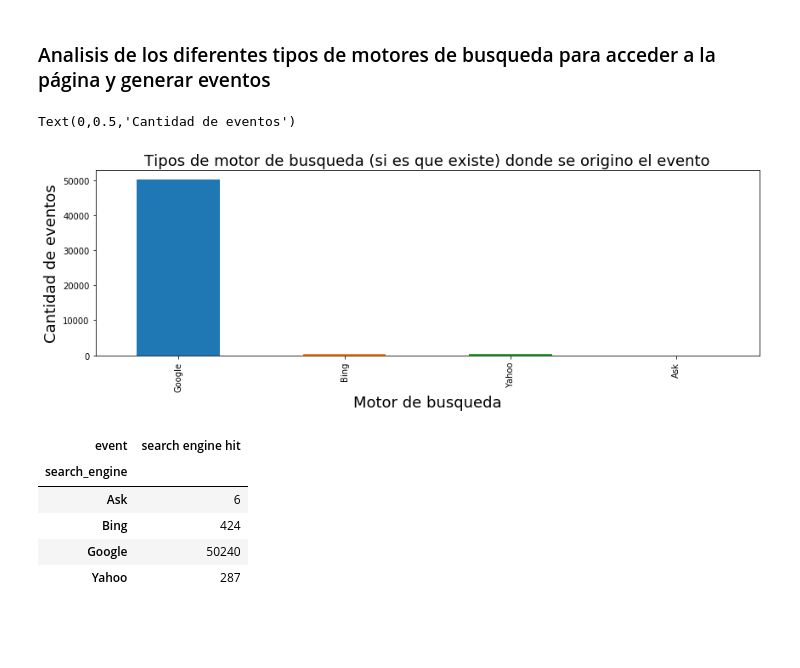
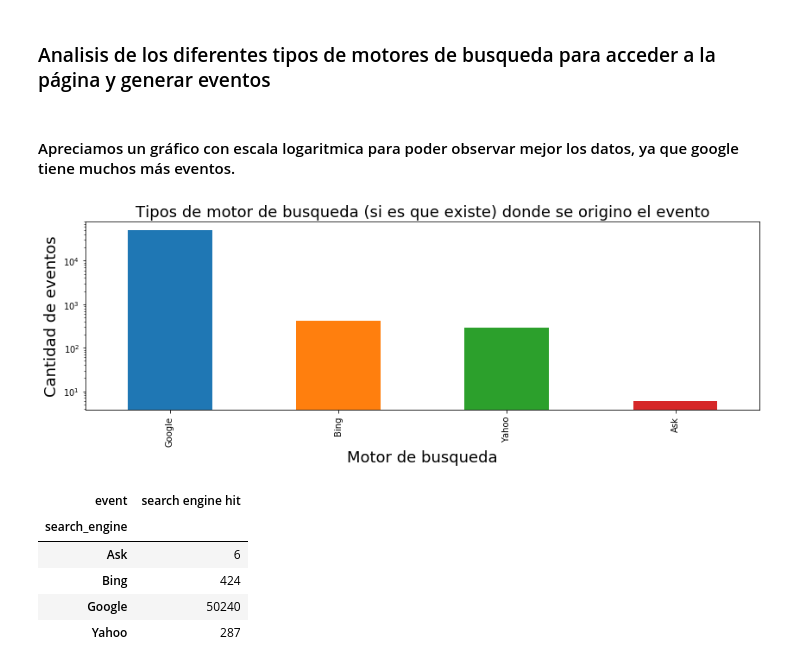
Before and after one commit to MartinCohen98/OrganizacionDeDatosTP1, a Jupyter notebook: AnalisisExploratorioTrocafoneBarbara.ipynb, the cells around one changed output. Drawn from its saved outputs; the diff is of its cells as text; code cells hidden in the pictures; blank space fills up the shorter version.

```diff
--- a/AnalisisExploratorioTrocafoneBarbara.ipynb
+++ b/AnalisisExploratorioTrocafoneBarbara.ipynb
@@ -413,18 +590,20 @@ pd.crosstab(df.channel,df.event)
 | Unknown | 9 |
 # %% [markdown]
 ### Analisis de los diferentes tipos de motores de busqueda para acceder a la página y generar eventos
+# %% [markdown]
+#### Apreciamos un gráfico con escala logaritmica para poder observar mejor los datos, ya que google tiene muchos más eventos.
 # %%
 #Si es que viene de un motor de busqueda, ¿de cual?
 
 dfFiltradoSE = df.loc[df['search_engine'] != 'NaN', :]
 dfFiltradoSE = dfFiltradoSE.loc[df['search_engine'] != 'Unknown', :]
 plotSE=dfFiltradoSE ['search_engine'].value_counts()[0:19].plot(kind='bar',figsize=(14,4));
 plotSE.set_title("Tipos de motor de busqueda (si es que existe) donde se origino el evento", fontsize=18)
 plotSE.set_xlabel("Motor de busqueda",fontsize=18)
 plotSE.set_ylabel("Cantidad de eventos", fontsize=18)
+plotSE.set_yscale('log')
 # %% [output]
-Text(0,0.5,'Cantidad de eventos')
-[figure, old version]
+[figure, new version]
 # %%
 pd.crosstab(df.search_engine,df.event)
 #podemos ver que el usuario ingresa al sitio mediante un motor de búsqueda web.
```
Also changed, not shown: parts of 33 cells of this notebook.
